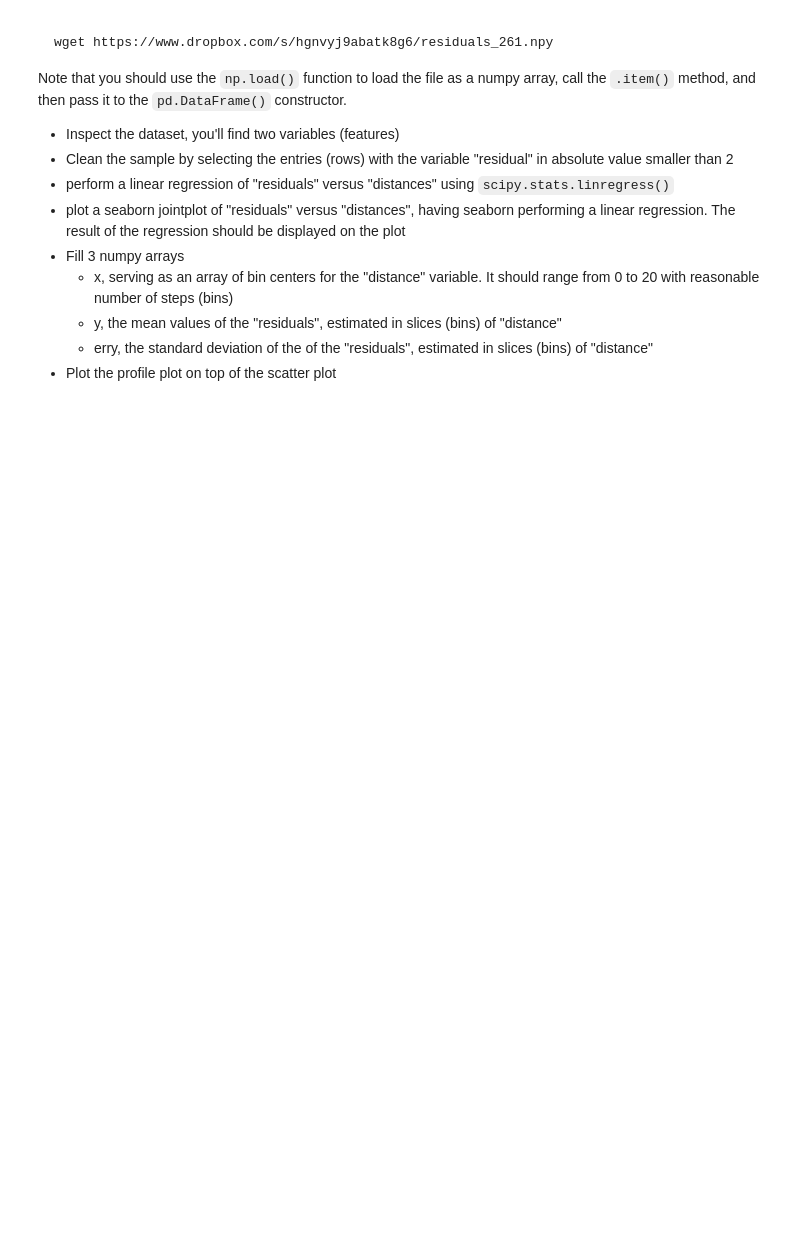
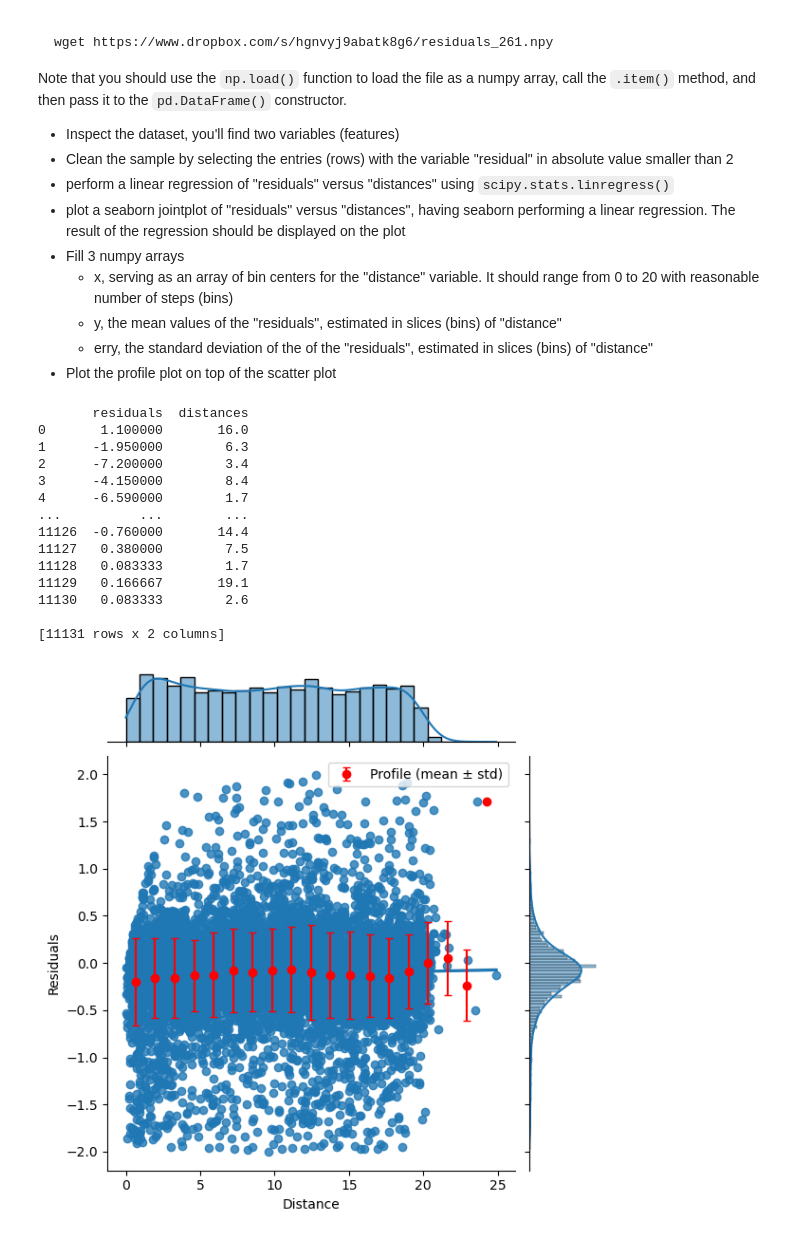
Before and after one commit to adrianorellanamontes/LaboratoryOfComputationalPhysics_Y8, a Jupyter notebook: 07ex_Visualization.ipynb, the cells around one changed output. Drawn from its saved outputs; the diff is of its cells as text; code cells hidden in the pictures; blank space fills up the shorter version.

```diff
--- a/07ex_Visualization.ipynb
+++ b/07ex_Visualization.ipynb
@@ -101,3 +121,57 @@ Note that you should use the `np.load()` function to load the file as a numpy ar
   * y, the mean values of the "residuals", estimated in slices (bins) of "distance"
   * erry, the standard deviation of the  of the "residuals", estimated in slices (bins) of "distance"
 * Plot the profile plot on top of the scatter plot
+# %%
+# Download the dataset and load it as a pandas dataframe.
+# We use " item() " to extract the dictionary from the array so " pd.DataFrame " can read it.
+residuals = np.load("residuals_261.npy", allow_pickle=True).item()
+df = pd.DataFrame(residuals)
+
+# Inspect the dataset.
+print(df)
+
+# Clean the sample by selecting the entries (rows) with the variable "residual" in absolute value smaller than 2.
+df = df[abs(df["residuals"]) < 2]
+
+# Linear regression of "residuals" versus "distances" using scipy.stats.linregress().
+lreg = linregress(df["residuals"],df["distances"])
+
+# Seaborn jointplot of "residuals" versus "distances" plotted, having seaborn performing a linear regression.
+g = sns.jointplot(x="distances", y="residuals", data=df, kind="reg")
+
+# Fill 3 numpy arrays.
+   # x, serving as an array of bin centers for the "distance" variable.
+lims = np.linspace(df["distances"].min(),df["distances"].max(),20)
+width = (lims[1] - lims[0]) /2
+x = lims[0:-1] + width
+
+   # y, the mean values of the "residuals", estimated in slices (bins) of "distance".
+y = [df.loc[(df["distances"] >= lims[i]) & (df["distances"] < lims[i+1]), "residuals"].mean() for i in range(len(lims)-1)]
+
+   # erry, the standard deviation of the of the "residuals", estimated in slices (bins) of "distance".
+erry = [df.loc[(df["distances"] >= lims[i]) & (df["distances"] < lims[i+1]), "residuals"].std() for i in range(len(lims)-1)]
+
+# Plot the profile plot on top of the scatter plot.
+g.ax_joint.errorbar(x, y, yerr=erry, fmt='o', color='red', label='Profile (mean ± std)',capsize=3)
+
+g.ax_joint.set_xlabel("Distance")
+g.ax_joint.set_ylabel("Residuals")
+g.ax_joint.legend()
+
+plt.show()
+# %% [output]
+       residuals  distances
+0       1.100000       16.0
+1      -1.950000        6.3
+2      -7.200000        3.4
+3      -4.150000        8.4
+4      -6.590000        1.7
+...          ...        ...
+11126  -0.760000       14.4
+11127   0.380000        7.5
+11128   0.083333        1.7
+11129   0.166667       19.1
+11130   0.083333        2.6
+
+[11131 rows x 2 columns]
+[figure, added]
```
Also changed, not shown: parts of 3 cells of this notebook, 3 other files.
